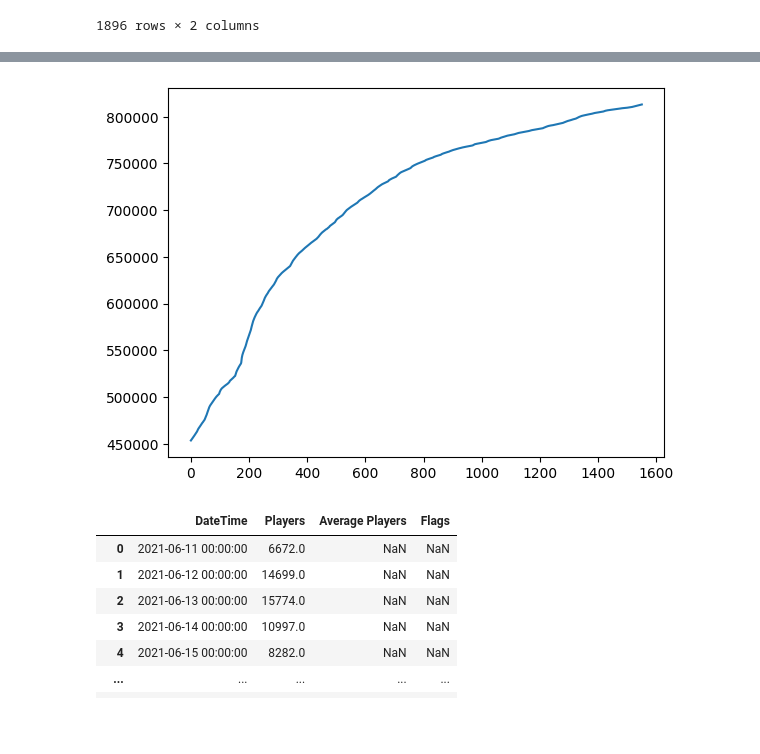
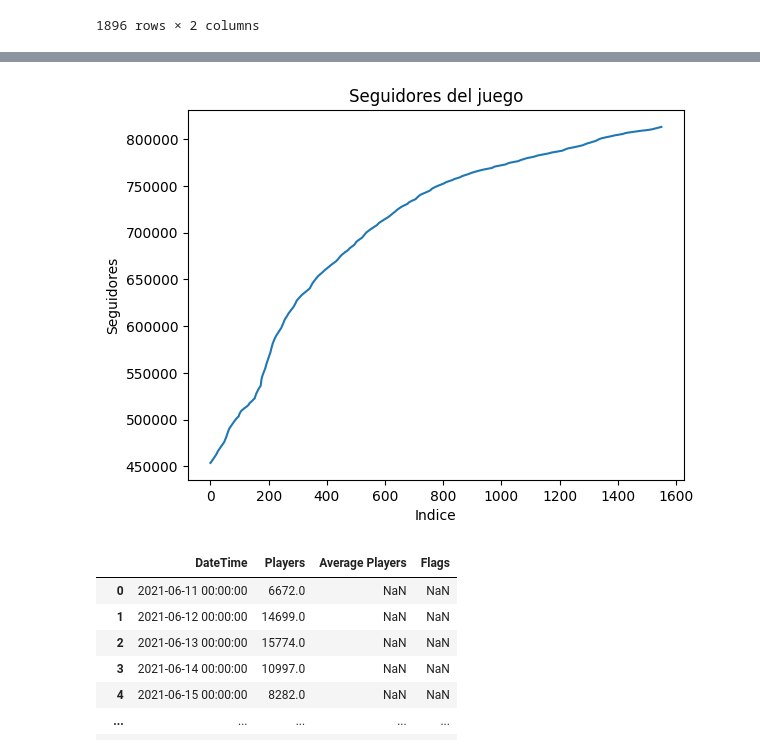
Before and after one commit to AdrianNiet/Proyecto-EDA, a Jupyter notebook: proyecto analisis de datos/codigo/STEAMDB/graficos de jugadores.ipynb, the cells around one changed output, grey strips where cells are left out. Saved outputs shown, nothing was run; the diff lists cells and outputs as text; code cells hidden in the pictures; blank space fills up the shorter version.

```diff
--- a/proyecto analisis de datos/codigo/STEAMDB/graficos de jugadores.ipynb
+++ b/proyecto analisis de datos/codigo/STEAMDB/graficos de jugadores.ipynb
@@ -35,9 +48,9 @@ jugadores.plot();
 # %%
 seguidores_MHW = pd.read_csv("chart_seguidores.csv", sep=";")
 # %%
-seguidores_MHW["Followers"].plot(); #grafico de seguidores
+seguidores_MHW["Followers"].plot(title="Seguidores del juego", ylabel="Seguidores", xlabel="Indice"); #grafico de seguidores
 # %% [output]
-[figure, old version]
+[figure, new version]
 # %%
 jugadores_LA = pd.read_csv("chart_LA_jugadores.csv", sep=";")
 # %%
```
Also changed, not shown: parts of 7 cells of this notebook, 24 other files.
